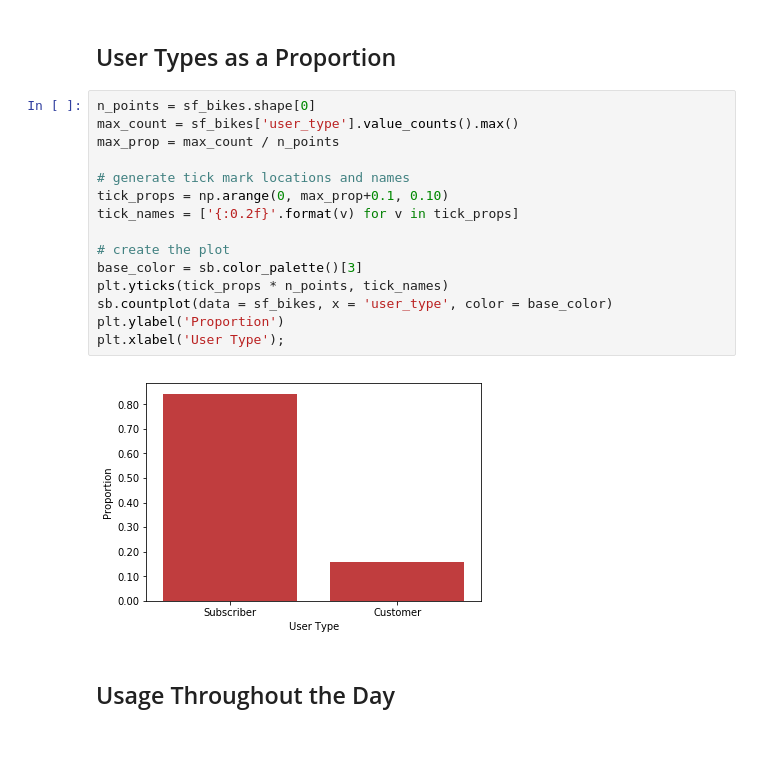
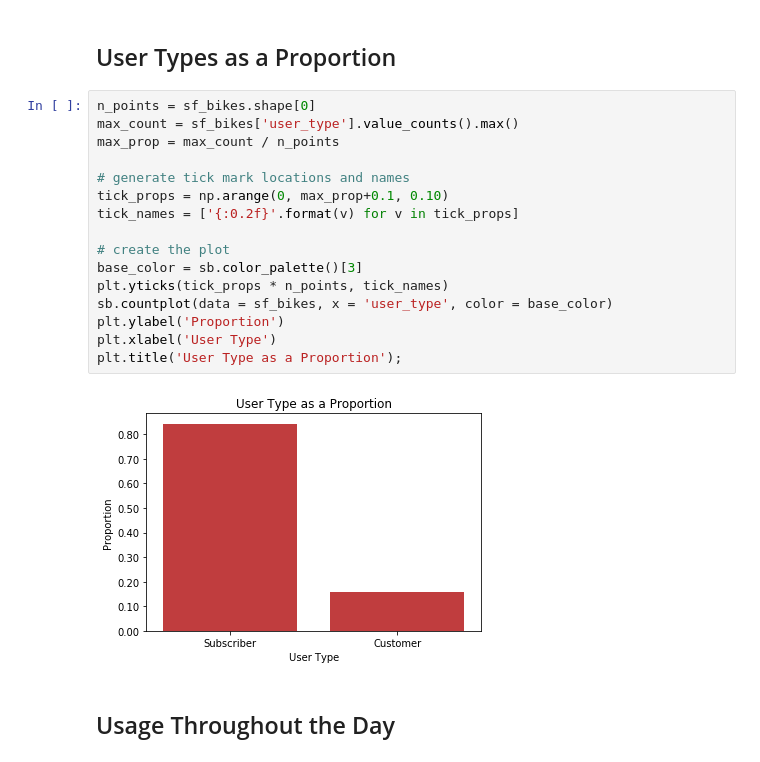
Before and after one commit to juliouribe/Visualizing_Bike_Data, a Jupyter notebook: Explanatory_Visualizations.ipynb, the cells around one changed output. Saved outputs shown, nothing was run; the diff lists cells and outputs as text.

```diff
--- a/Explanatory_Visualizations.ipynb
+++ b/Explanatory_Visualizations.ipynb
@@ -41,20 +41,21 @@ sf_bikes = bikes_copy.sample(100000, replace=True)
 # %%
 n_points = sf_bikes.shape[0]
 max_count = sf_bikes['user_type'].value_counts().max()
 max_prop = max_count / n_points
 
 # generate tick mark locations and names
 tick_props = np.arange(0, max_prop+0.1, 0.10)
 tick_names = ['{:0.2f}'.format(v) for v in tick_props]
 
 # create the plot
 base_color = sb.color_palette()[3]
 plt.yticks(tick_props * n_points, tick_names)
 sb.countplot(data = sf_bikes, x = 'user_type', color = base_color)
 plt.ylabel('Proportion')
-plt.xlabel('User Type');
+plt.xlabel('User Type')
+plt.title('User Type as a Proportion');
 # %% [output]
-[figure, old version]
+[figure, new version]
 # %% [markdown]
 ## Usage Throughout the Day
 # %%
```
Also changed, not shown: parts of 6 cells of this notebook.
